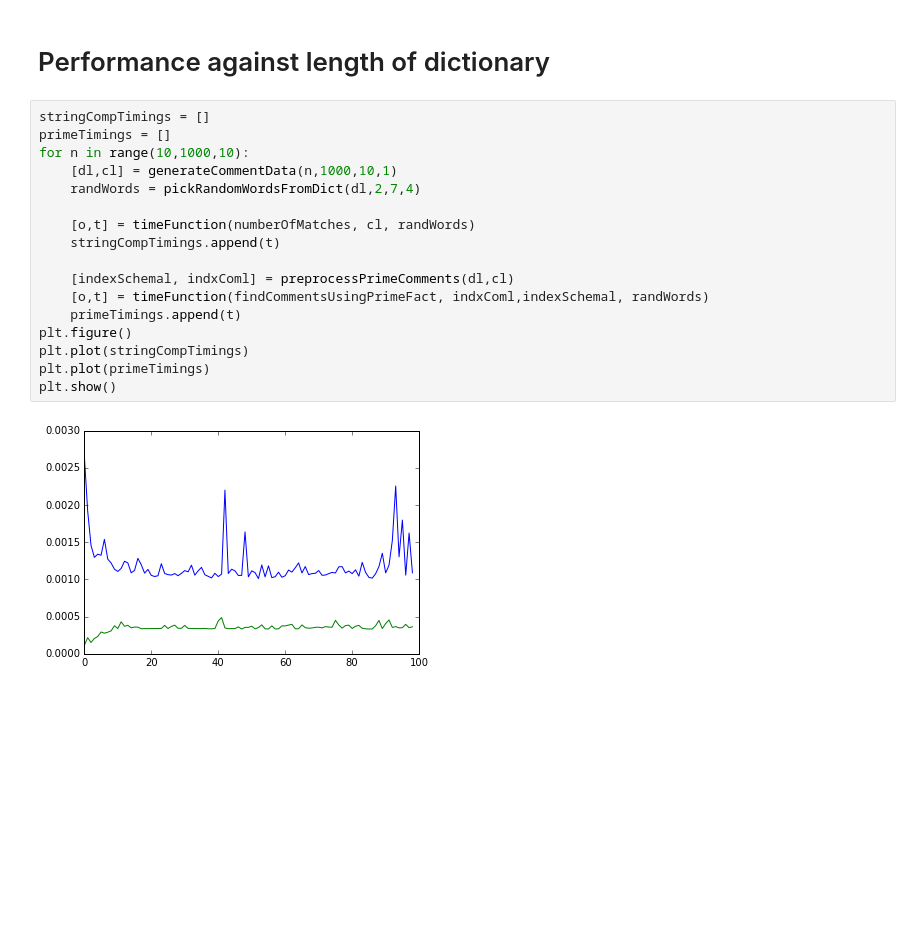
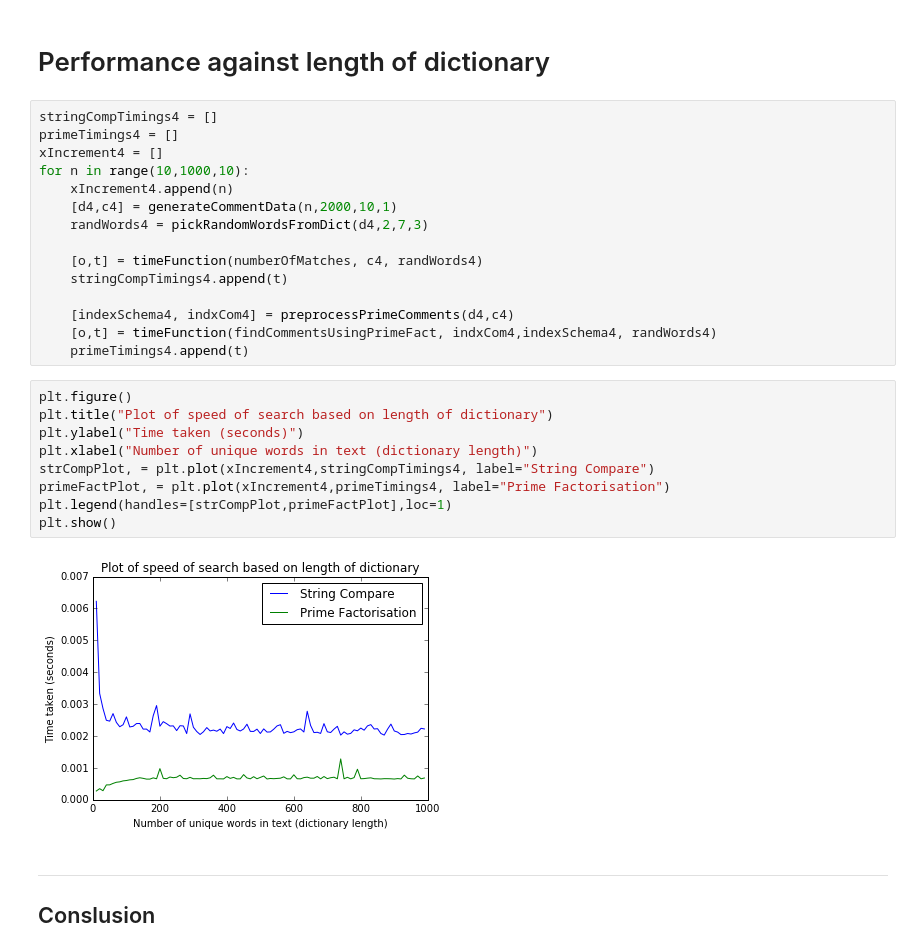
Before and after one commit to ZackAkil/Data-Science-Meetup-Predicting-Trolls, a Jupyter notebook: Text indexing by prime factorisation.ipynb, the cells around one changed output. Cells and saved outputs as stored; diff of their text form; blank space fills up the shorter version.

```diff
--- a/Text indexing by prime factorisation.ipynb
+++ b/Text indexing by prime factorisation.ipynb
@@ -443,21 +447,31 @@ primeTimings
 # %% [markdown]
 # Performance against length of dictionary
 # %%
-stringCompTimings = []
-primeTimings = []
+stringCompTimings4 = []
+primeTimings4 = []
+xIncrement4 = []
 for n in range(10,1000,10):
-    [dl,cl] = generateCommentData(n,1000,10,1)
-    randWords = pickRandomWordsFromDict(dl,2,7,4)
+    xIncrement4.append(n)
+    [d4,c4] = generateCommentData(n,2000,10,1)
+    randWords4 = pickRandomWordsFromDict(d4,2,7,3)
 
-    [o,t] = timeFunction(numberOfMatches, cl, randWords)
-    stringCompTimings.append(t)
+    [o,t] = timeFunction(numberOfMatches, c4, randWords4)
+    stringCompTimings4.append(t)
 
-    [indexSchemal, indxComl] = preprocessPrimeComments(dl,cl)
-    [o,t] = timeFunction(findCommentsUsingPrimeFact, indxComl,indexSchemal, randWords)
-    primeTimings.append(t)
-plt.figure()
-plt.plot(stringCompTimings)
-plt.plot(primeTimings)
-plt.show()
+    [indexSchema4, indxCom4] = preprocessPrimeComments(d4,c4)
+    [o,t] = timeFunction(findCommentsUsingPrimeFact, indxCom4,indexSchema4, randWords4)
+    primeTimings4.append(t)
-# %% [output]
-[figure, removed]
+# %%
+plt.figure()
+plt.title("Plot of speed of search based on length of dictionary")
+plt.ylabel("Time taken (seconds)")
+plt.xlabel("Number of unique words in text (dictionary length)")
+strCompPlot, = plt.plot(xIncrement4,stringCompTimings4, label="String Compare")
+primeFactPlot, = plt.plot(xIncrement4,primeTimings4, label="Prime Factorisation")
+plt.legend(handles=[strCompPlot,primeFactPlot],loc=1)
+plt.show()
+# %% [output]
+[figure, added]
+# %% [markdown]
+---
+## Conslusion
```
Also changed, not shown: parts of 11 cells of this notebook.
